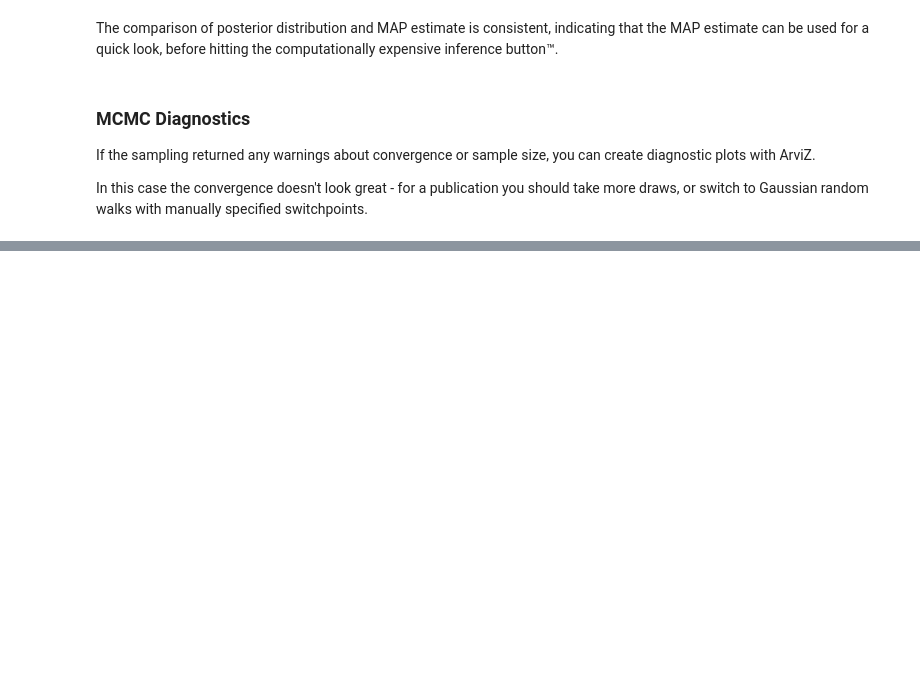
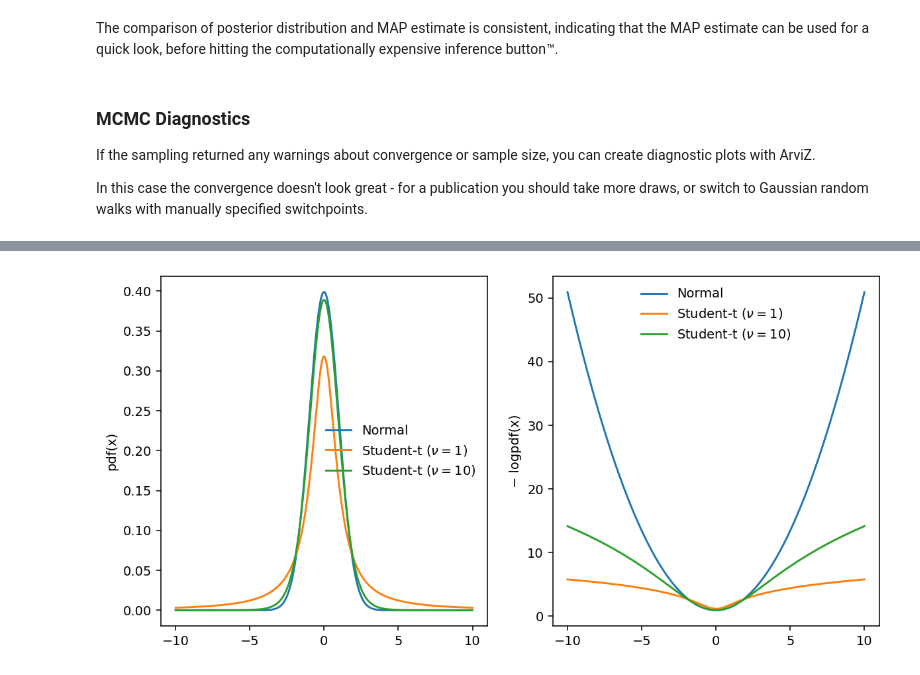
Before and after one commit to JuBiotech/bletl, a Jupyter notebook: examples/Analysis_BayesianVariableGrowthRate.ipynb, the cells around one changed output, grey strips where cells are left out. Cells and saved outputs as stored; diff of their text form; code cells hidden in the pictures; blank space fills up the shorter version.

```diff
--- a/examples/Analysis_BayesianVariableGrowthRate.ipynb
+++ b/examples/Analysis_BayesianVariableGrowthRate.ipynb
@@ -242,3 +256,19 @@ arviz.plot_trace(result.idata, compact=True);
+# %%
+fig, (left, right) = pyplot.subplots(dpi=140, ncols=2, figsize=(10,5))
+
+x = numpy.linspace(-10, 10, 300)
+left.plot(x, scipy.stats.norm.pdf(x), label='Normal')
+right.plot(x, -scipy.stats.norm.logpdf(x), label='Normal')
+for nu in [1, 10]:
+    left.plot(x, scipy.stats.t.pdf(x, df=nu), label=rf'Student-t ($\nu={nu}$)')
+    right.plot(x, -scipy.stats.t.logpdf(x, df=nu), label=rf'Student-t ($\nu={nu}$)')
+left.legend(frameon=False)
+right.legend(frameon=False)
+left.set_ylabel('pdf(x)')
+right.set_ylabel('− logpdf(x)')
+pyplot.show()
+# %% [output]
+[figure, added]
 # %%
 # this cell prints the date of the last run and the version numbers of relevant packages
 # to execute this cell you need the `watermark` package (pip install watermark)
```
Also changed, not shown: parts of 9 cells of this notebook.
